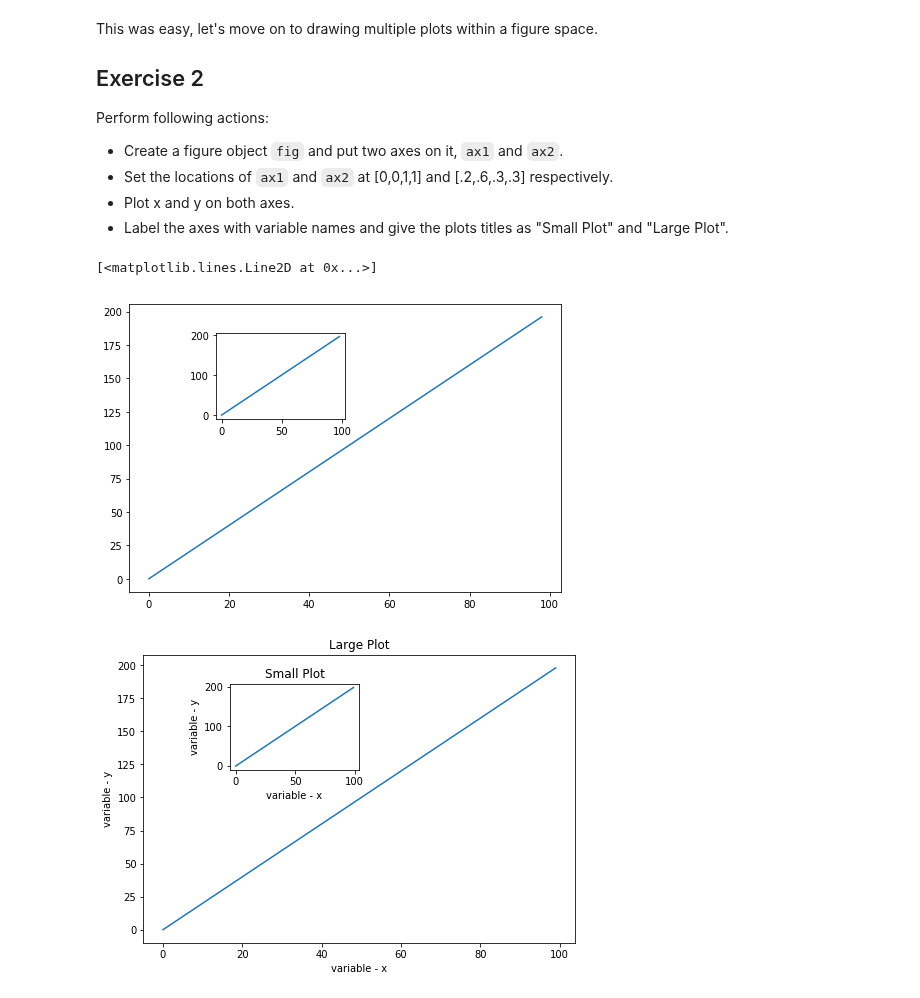
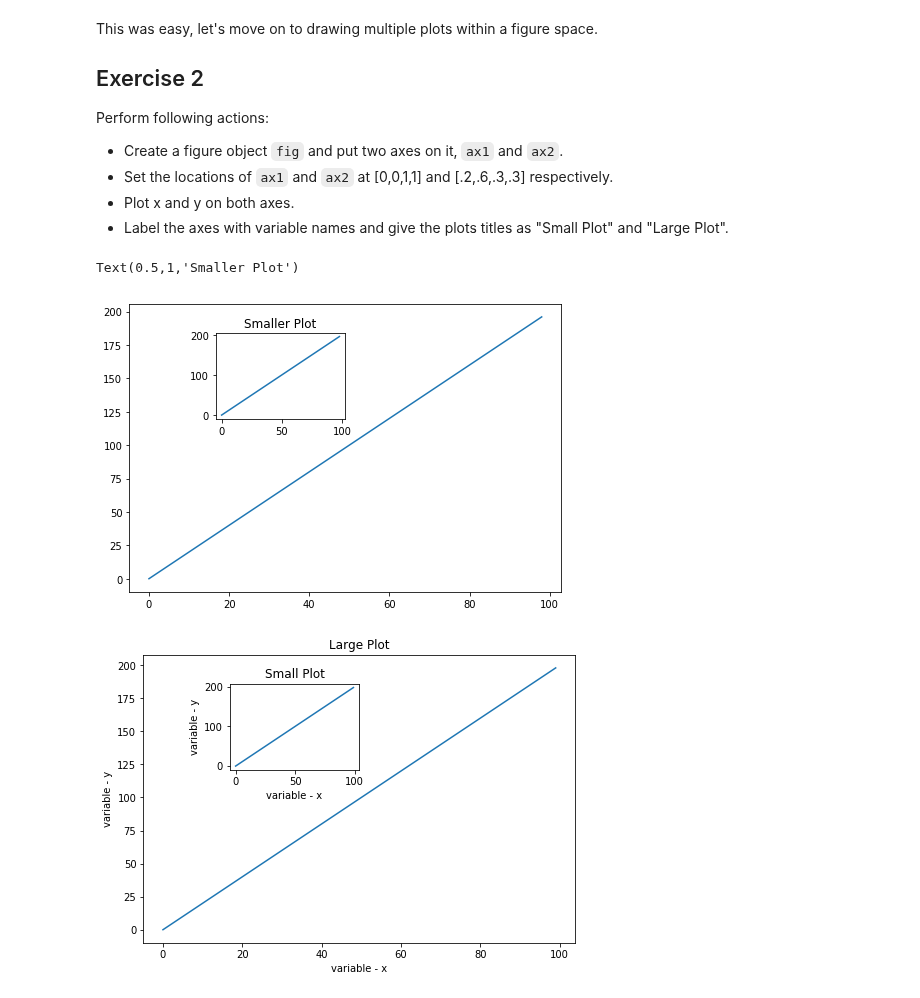
Before and after one commit to elenasm7/ds-matplotlib-intro-lab-nyc-ds-career-012819, a Jupyter notebook: index.ipynb, the cells around one changed output. Saved outputs shown, nothing was run; the diff lists cells and outputs as text; code cells hidden in the pictures.

```diff
--- a/index.ipynb
+++ b/index.ipynb
@@ -88,14 +88,14 @@ Perform following actions:
 # %%
 fig = plt.figure()
 ax1 = fig.add_axes([0,0,1,1])
 ax2 = fig.add_axes([.2,.6,.3,.3])
 ax1.plot(x,y)
 plt.title('Larger Plot')
 ax2.plot(x,y)
-plt.t
+plt.title('Smaller Plot')
 # %% [output]
-[<matplotlib.lines.Line2D at 0x...>]
+Text(0.5,1,'Smaller Plot')
-[figure, old version]
+[figure, new version]
 # %%
 # %% [output]
 [figure]
```
